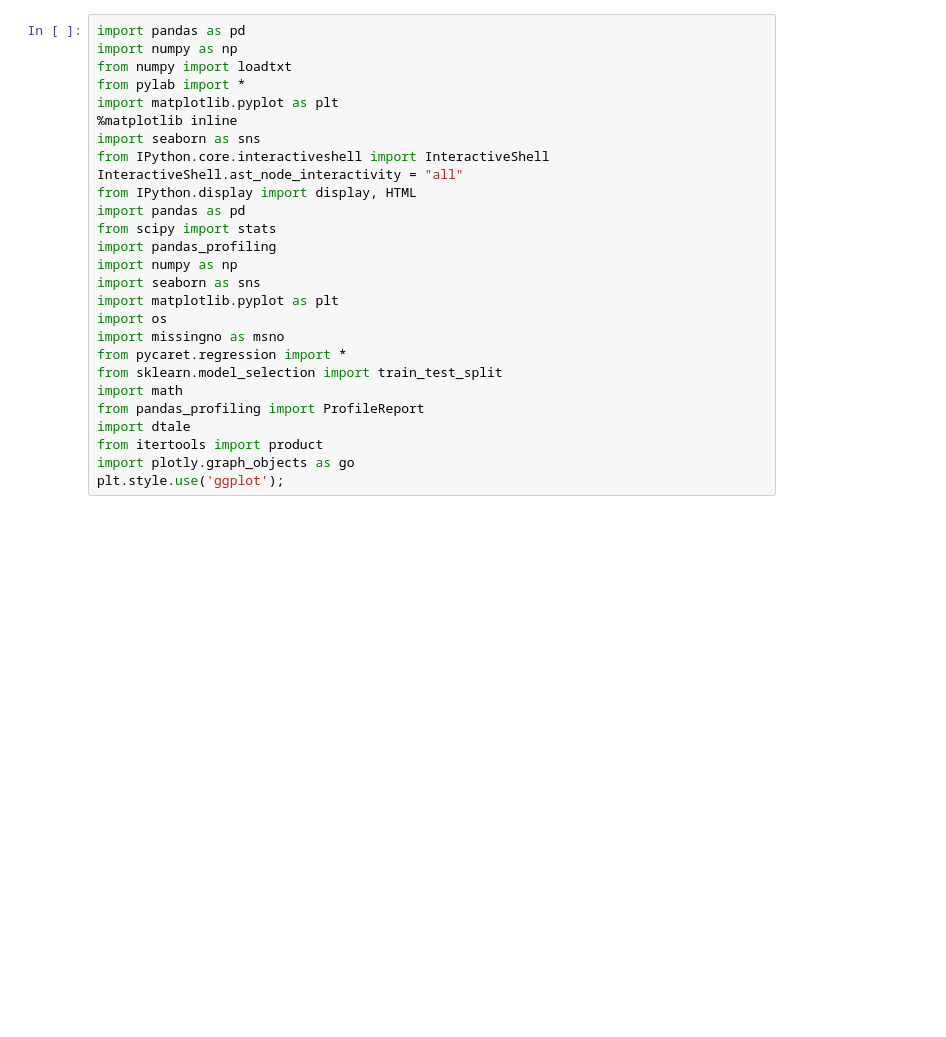
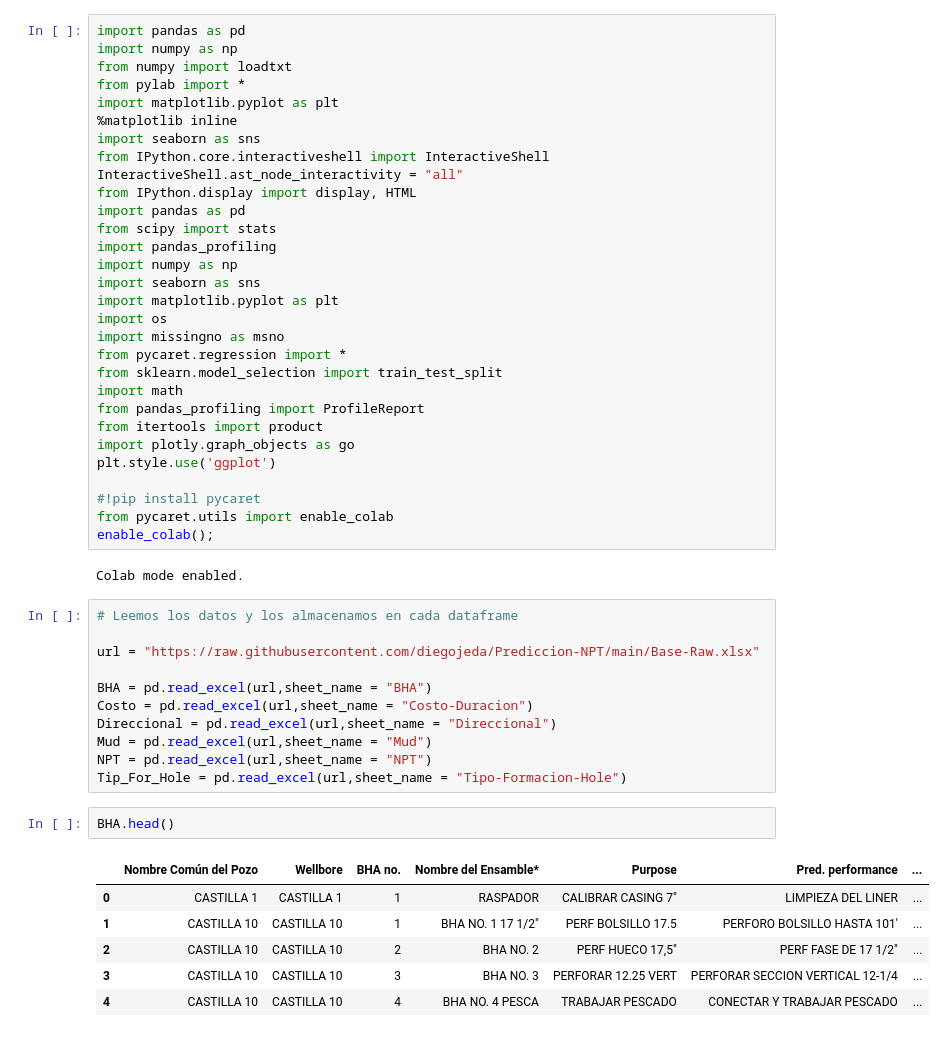
Before and after one commit to diegojeda/Prediccion-NPT, a Jupyter notebook: Pred_Cost_NPT_Cast.ipynb, the cells around one changed output. Drawn from its saved outputs; the diff is of its cells as text; blank space fills up the shorter version.

```diff
--- a/Pred_Cost_NPT_Cast.ipynb
+++ b/Pred_Cost_NPT_Cast.ipynb
@@ -23,7 +23,32 @@ from pycaret.regression import *
 from sklearn.model_selection import train_test_split
 import math
 from pandas_profiling import ProfileReport
-import dtale
 from itertools import product
 import plotly.graph_objects as go
-plt.style.use('ggplot');
+plt.style.use('ggplot')
+
+#!pip install pycaret
+from pycaret.utils import enable_colab
+enable_colab();
+# %% [output]
+Colab mode enabled.
+# %%
+# Leemos los datos y los almacenamos en cada dataframe
+
+url = "https://raw.githubusercontent.com/diegojeda/Prediccion-NPT/main/Base-Raw.xlsx"
+
+BHA = pd.read_excel(url,sheet_name = "BHA")
+Costo = pd.read_excel(url,sheet_name = "Costo-Duracion")
+Direccional = pd.read_excel(url,sheet_name = "Direccional")
+Mud = pd.read_excel(url,sheet_name = "Mud")
+NPT = pd.read_excel(url,sheet_name = "NPT")
+Tip_For_Hole = pd.read_excel(url,sheet_name = "Tipo-Formacion-Hole")
+# %%
+BHA.head()
+# %% [output]
+|  | Nombre Común del Pozo | Wellbore | BHA no. | Nombre del Ensamble* | Purpose | Pred. performance | ... |
+| 0 | CASTILLA 1 | CASTILLA 1 | 1 | RASPADOR | CALIBRAR CASING 7" | LIMPIEZA DEL LINER | ... |
+| 1 | CASTILLA 10 | CASTILLA 10 | 1 | BHA NO. 1 17 1/2" | PERF BOLSILLO 17.5 | PERFORO BOLSILLO HASTA 101' | ... |
+| 2 | CASTILLA 10 | CASTILLA 10 | 2 | BHA NO. 2 | PERF HUECO 17,5" | PERF FASE DE 17 1/2" | ... |
+| 3 | CASTILLA 10 | CASTILLA 10 | 3 | BHA NO. 3 | PERFORAR 12.25 VERT | PERFORAR SECCION VERTICAL 12-1/4 | ... |
+| 4 | CASTILLA 10 | CASTILLA 10 | 4 | BHA NO. 4 PESCA | TRABAJAR PESCADO | CONECTAR Y TRABAJAR PESCADO | ... |
```
